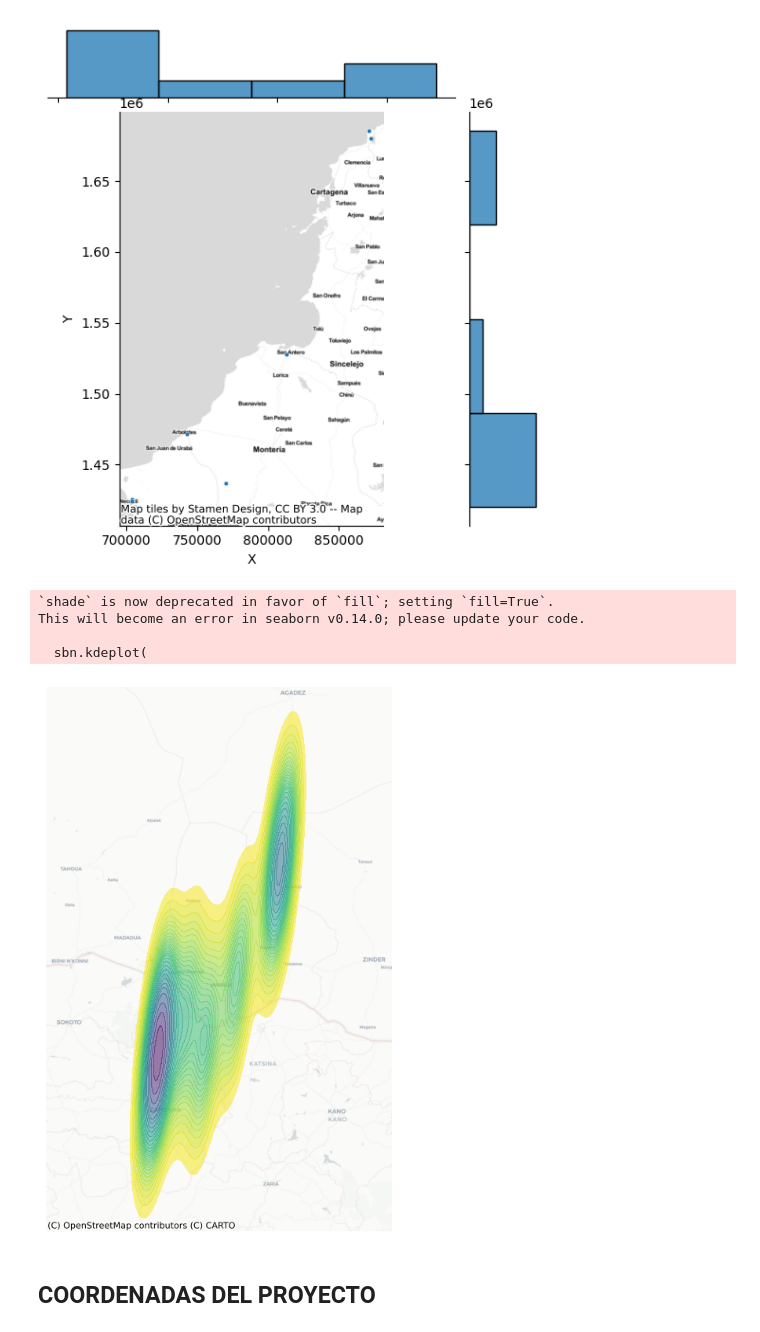
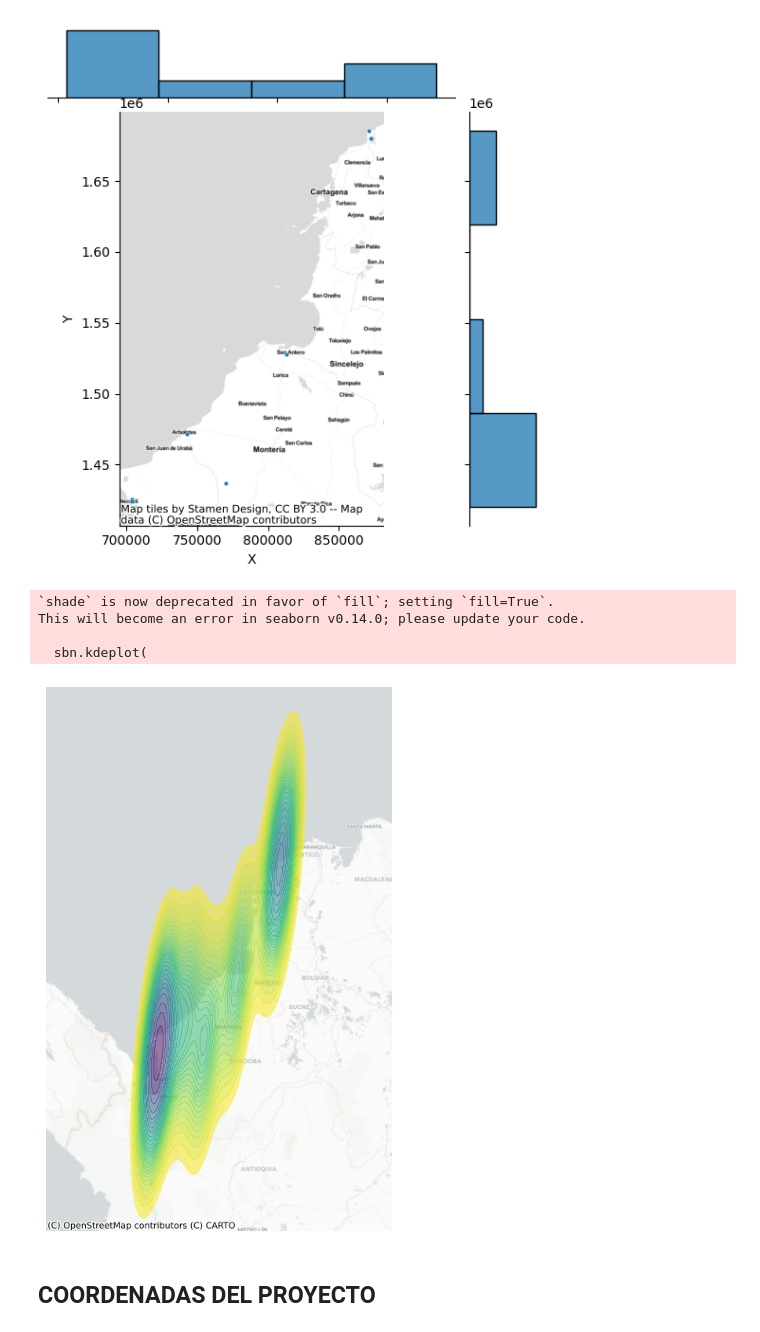
Before and after one commit to Anggarciaar/Proyecto_AnalisisGeoespacial, a Jupyter notebook: Proyecto_AnalisisGeoespacial.ipynb, the cells around one changed output. Drawn from its saved outputs; the diff is of its cells as text; code cells hidden in the pictures.

```diff
--- a/Proyecto_AnalisisGeoespacial.ipynb
+++ b/Proyecto_AnalisisGeoespacial.ipynb
@@ -778,14 +778,13 @@ sbn.kdeplot(
     cmap='viridis_r'
 )
 # Add basemap
-ctx.add_basemap(
-    ax,
+ctx.add_basemap(ax=ax,crs=Pozos.crs.to_string(),
     source=ctx.providers.CartoDB.Positron
 )
 # Remove axes
 ax.set_axis_off()
 
-plt.savefig('/content/drive/MyDrive/DATA_ProyectoAG/Datos creados/pozos_kde.png')
+plt.savefig('/content/drive/MyDrive/DATA_ProyectoAG/Datos creados/Pozos_kde.png')
 # %% [output]
 `shade` is now deprecated in favor of `fill`; setting `fill=True`.
 This will become an error in seaborn v0.14.0; please update your code.
@@ -857,8 +856,7 @@ sbn.kdeplot(
     cmap='viridis_r'
 )
 # Add basemap
-ctx.add_basemap(
-    ax,
+ctx.add_basemap(ax=ax,crs=Sismica.crs.to_string(),
     source=ctx.providers.CartoDB.Positron
 )
 # Remove axes
@@ -975,32 +973,32 @@ fig.savefig('/content/drive/MyDrive/DATA_ProyectoAG/Datos creados/distribucionsi
 # %%
 # Set up figure and axis
 f, ax = plt.subplots(1, figsize=(9, 9))
 # Generate and add KDE with a shading of 50 gradients
 # coloured contours, 75% of transparency,
 # and the reverse viridis colormap
 sbn.kdeplot(
     x=VOLCANES['X'],
     y=VOLCANES['Y'],
     n_levels=30,
     shade=True,
     alpha=0.55,
     cmap='viridis_r'
 )
 # Add basemap
-ctx.add_basemap(
-    ax,
+ctx.add_basemap(ax=ax,crs=VOLCANES.crs.to_string(),
     source=ctx.providers.CartoDB.Positron
 )
+
 # Remove axes
 ax.set_axis_off()
 
 plt.savefig('/content/drive/MyDrive/DATA_ProyectoAG/Datos creados/VOLCANES_kde.png')
 # %% [output]
 `shade` is now deprecated in favor of `fill`; setting `fill=True`.
 This will become an error in seaborn v0.14.0; please update your code.
 
   sbn.kdeplot(
-[figure, old version]
+[figure, new version]
 # %% [markdown]
 ## **COORDENADAS DEL PROYECTO**
 # %%
```
Also changed, not shown: parts of 16 cells of this notebook.
